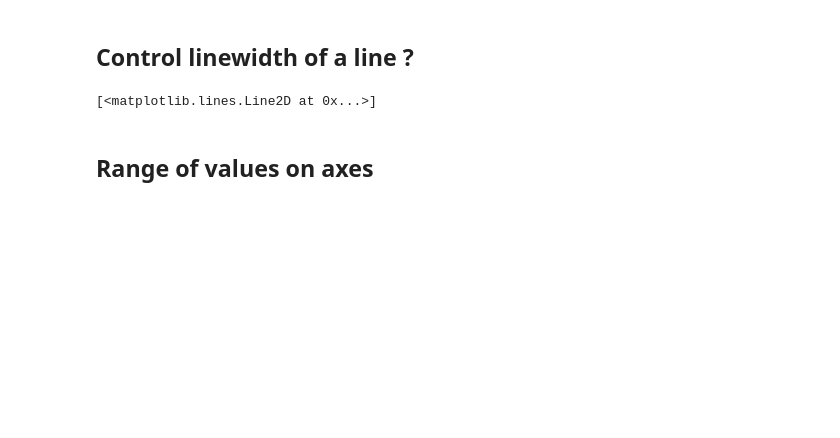
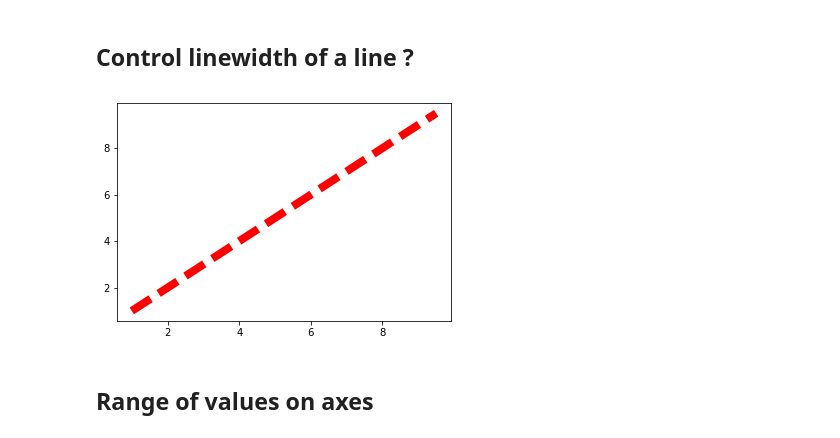
Before and after one commit to bawejakunal/data-viz, a Jupyter notebook: graph.ipynb, the cells around one changed output. Saved outputs shown, nothing was run; the diff lists cells and outputs as text; code cells hidden in the pictures; blank space fills up the shorter version.

```diff
--- a/graph.ipynb
+++ b/graph.ipynb
@@ -51,10 +53,10 @@ plt.plot(x, x**3, 'go', x, x**2, 'r--', x, x, 'b-') #y = x^3 plot
 # %% [markdown]
 ## Control linewidth of a line ?
 # %%
-plt.plot(x, x, linewidth=10) #just use the keyword argument linewidth
-# plt.show()
+plt.plot(x, x, 'r--', linewidth=8) #just use the keyword argument linewidth
+plt.show()
 # %% [output]
-[<matplotlib.lines.Line2D at 0x...>]
+[figure, added]
 # %% [markdown]
 ## Range of values on axes
 # %%
```
Also changed, not shown: parts of 14 cells of this notebook.
